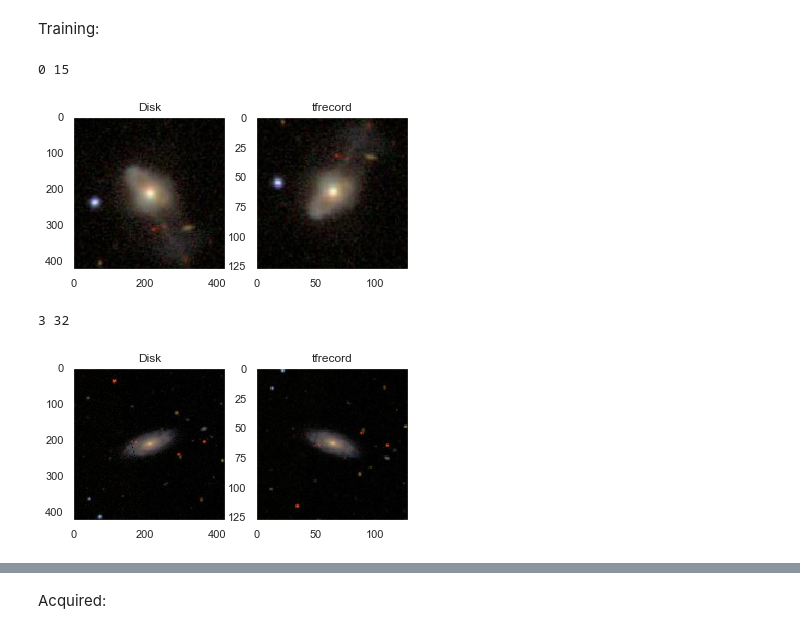
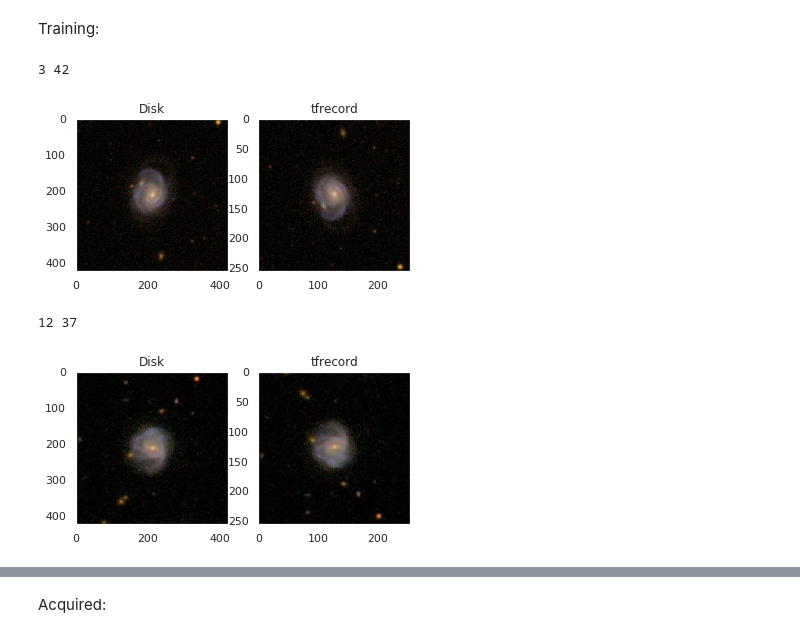
Before and after one commit to colinleach/zoobot, a Jupyter notebook: notebooks/verify_tfrecord_labels.ipynb, the cells around one changed output, grey strips where cells are left out. Cells and saved outputs as stored; diff of their text form; code cells hidden in the pictures.

Commit message:
save notebook showing the catalog problem

```diff
--- a/notebooks/verify_tfrecord_labels.ipynb
+++ b/notebooks/verify_tfrecord_labels.ipynb
@@ -35,7 +55,8 @@ from zoobot.tests import TEST_FIGURE_DIR
 # %% [markdown]
 ### Define Records to Load
 # %%
-shard_dir = '/Volumes/alpha/uint8_128px_bar_n'
+# shard_dir = '/Volumes/alpha/uint8_128px_bar_n'
+shard_dir = '../data/gz2_shards/uint8_256px_bar_n_8k'
 # %%
 oracle = pd.read_csv(
     os.path.join(shard_dir, 'oracle.csv'),
@@ -76,7 +97,8 @@ _ = ax1.hist(catalog['label'], bins=30, alpha=.5)
 train_dir = os.path.join(shard_dir, 'train_shards')
 training_locs = [os.path.join(train_dir, x) for x in os.listdir(train_dir) if x.endswith('.tfrecord')]
 # %%
-iteration_dir = '../data/runs/al_baseline_test/iteration_1'
+# iteration_dir = '../data/runs/al_baseline_test/iteration_1'
+iteration_dir = '../data/runs/al_baseline/iteration_1'
 tfrecord_dir = os.path.join(iteration_dir, 'acquired_tfrecords')
 acquired_locs = [os.path.join(tfrecord_dir, loc) for loc in os.listdir(tfrecord_dir)]
 # %% [markdown]
@@ -144,7 +185,8 @@ assert set(acquired_id_strs) - set(training_id_strs) == set(acquired_id_strs)
 # %% [markdown]
 ### Load images from all records
 # %%
-size = 128
+# size = 128
+size = 256
 channels = 3
 n_subjects = None
 
@@ -235,12 +290,12 @@ def compare_disk_and_tfrecord(catalog, subjects, id_str):
 # %% [markdown]
 Training:
 # %%
-compare_disk_and_tfrecord(catalog, training_subjects, '154311')
+compare_disk_and_tfrecord(catalog, training_subjects, training_subjects[1241]['id_str'].decode('utf-8'))
 # %% [output]
-0 15
+3 42
-[figure, old version]
+[figure, new version]
 # %%
-compare_disk_and_tfrecord(catalog, training_subjects, '237731')
+compare_disk_and_tfrecord(catalog, training_subjects, training_subjects[7654]['id_str'].decode('utf-8'))
 # %% [output]
-3 32
+12 37
-[figure, old version]
+[figure, new version]
```
Also changed, not shown: parts of 17 cells of this notebook.
